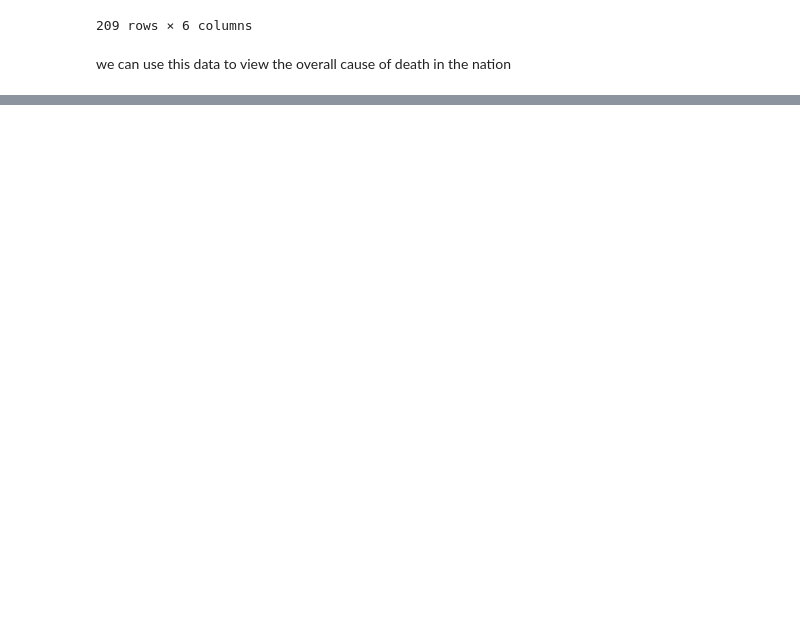
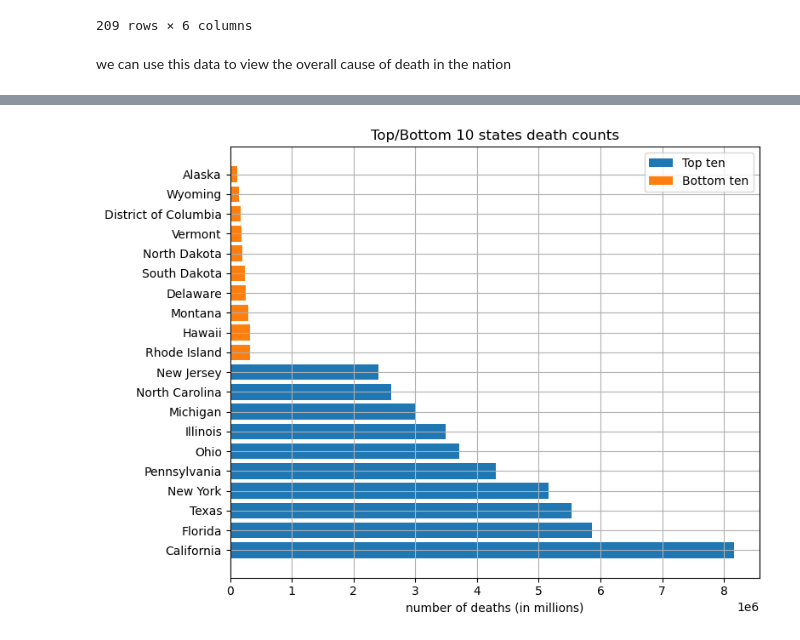
Before and after one commit to tcarr032/ML-dataset-projects, a Jupyter notebook: leading cause of death dataset/death_ml.ipynb, the cells around one changed output, grey strips where cells are left out. Saved outputs shown, nothing was run; the diff lists cells and outputs as text; code cells hidden in the pictures; blank space fills up the shorter version.

```diff
--- a/leading cause of death dataset/death_ml.ipynb
+++ b/leading cause of death dataset/death_ml.ipynb
@@ -124,0 +127,15 @@ So we see that heart disease is the leading cause of death in America right befo
+# %%
+data = data.drop(data_us.index, axis=0)
+# %%
+plt.figure(figsize=(8,6))
+state_deaths = data.groupby('State')['Deaths'].sum().sort_values(ascending=False).reset_index(name='count')
+plt.barh(state_deaths['State'][:10], state_deaths['count'][:10], label='Top ten')
+plt.barh(state_deaths['State'][-11:-1], state_deaths['count'][-11:-1], label='Bottom ten')
+plt.legend()
+plt.grid(True)
+plt.xlabel('number of deaths (in millions)')
+plt.title("Top/Bottom 10 states death counts")
+save_fig('Top and Bottom 10 state death count')
+plt.show()
+# %% [output]
+[figure, added]
```
Also changed, not shown: parts of 6 cells of this notebook, 4 other files.
